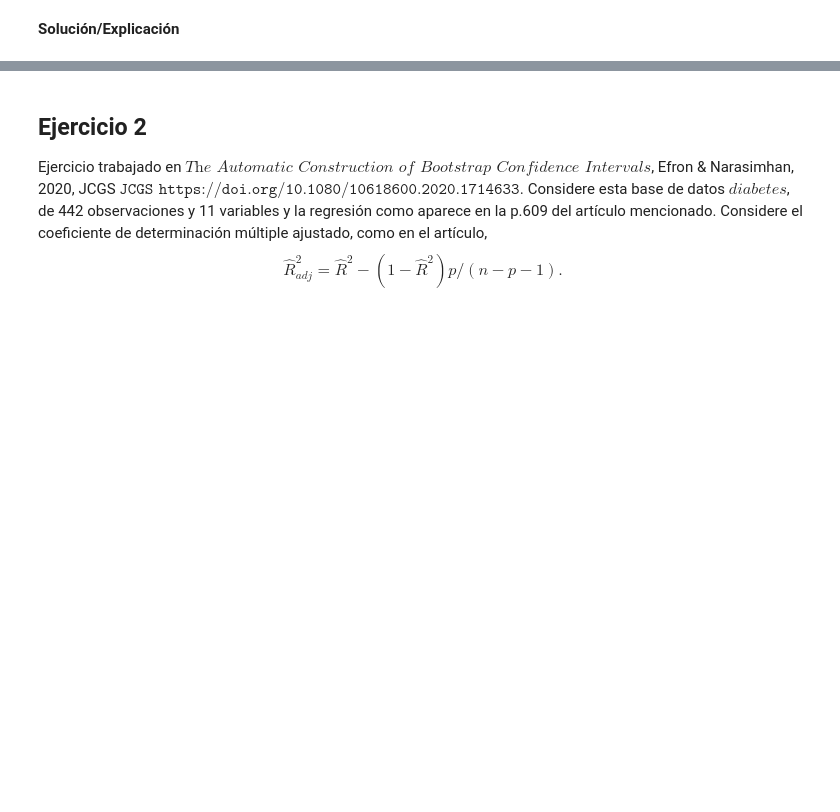
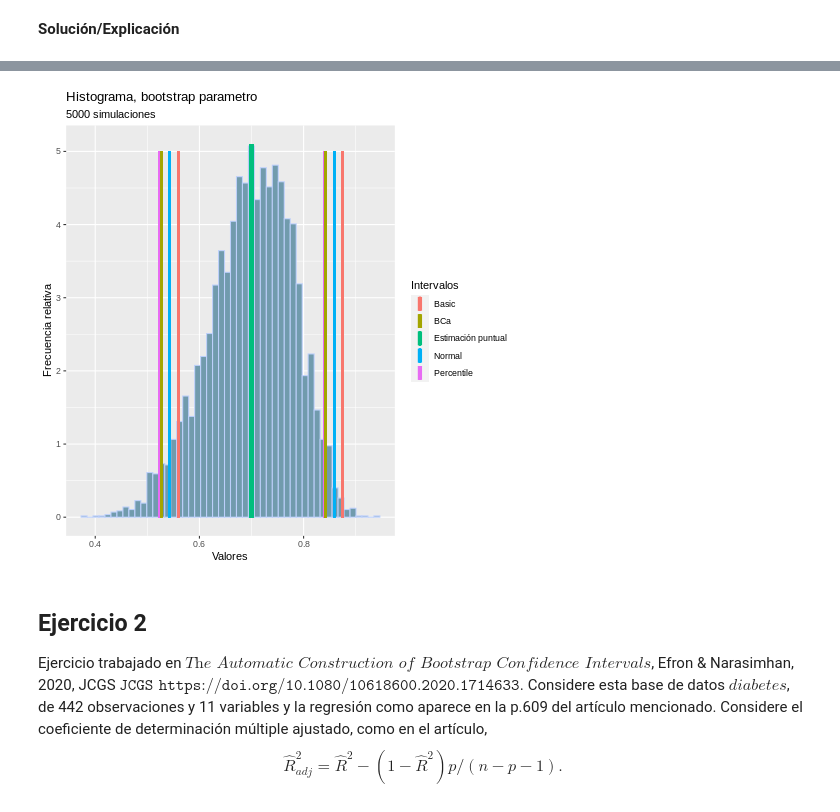
Before and after one commit to arriagajorge/eval-selc-models, a Jupyter notebook: Tarea3_SML.ipynb, the cells around one changed output, grey strips where cells are left out. Saved outputs shown, nothing was run; the diff lists cells and outputs as text; code cells hidden in the pictures; blank space fills up the shorter version.

```diff
--- a/Tarea3_SML.ipynb
+++ b/Tarea3_SML.ipynb
@@ -109,3 +286,34 @@ NULL
+# %%
+%%R
+# gamma
+ic_gamma
+df_gamma <- data.frame(bootgamma.5k)
+p2 <- ggplot(data = df_gamma, aes(x=bootgamma.5k)) +
+  geom_histogram(aes(y=stat(density)), bins = 50, fill="#719BAD", color="#BCCFFA") +
+  geom_linerange(aes(basic.gamma.low, ymin = 0, ymax=5,
+                     color="Basic"), size=1) +
+  geom_linerange(aes(basic.gamma.upp, ymin = 0, ymax=5,
+                     color="Basic"), size=1) +
+  geom_linerange(aes(upp_qua.gamma, ymin = 0, ymax=5,
+                     color="Percentile"), size=1) +
+  geom_linerange(aes(low_qua.gamma, ymin = 0, ymax=5,
+                     color="Percentile"), size=1) +
+  geom_linerange(aes(0.542, ymin = 0, ymax=5,
+                     color="Normal"), size=1) +
+  geom_linerange(aes(0.8588, ymin = 0, ymax=5,
+                     color="Normal"), size=1) +
+  geom_linerange(aes(0.5269, ymin = 0, ymax=5,
+                     color="BCa"), size=1) +
+  geom_linerange(aes(0.8421, ymin = 0, ymax=5,
+                     color="BCa"), size=1) +
+  geom_linerange(aes(gamma_est, ymin = 0, ymax=5.1,
+                     color="Estimación puntual"), size=2) +
+  labs(x="Valores", y="Frecuencia relativa",
+       title="Histograma, bootstrap parametro", subtitle =
+         "5000 simulaciones", color="Intervalos")
+p2
+# %% [output]
+[figure, added]
 # %% [markdown]
 ## Ejercicio 2
 
```
Also changed, not shown: parts of 32 cells of this notebook.
